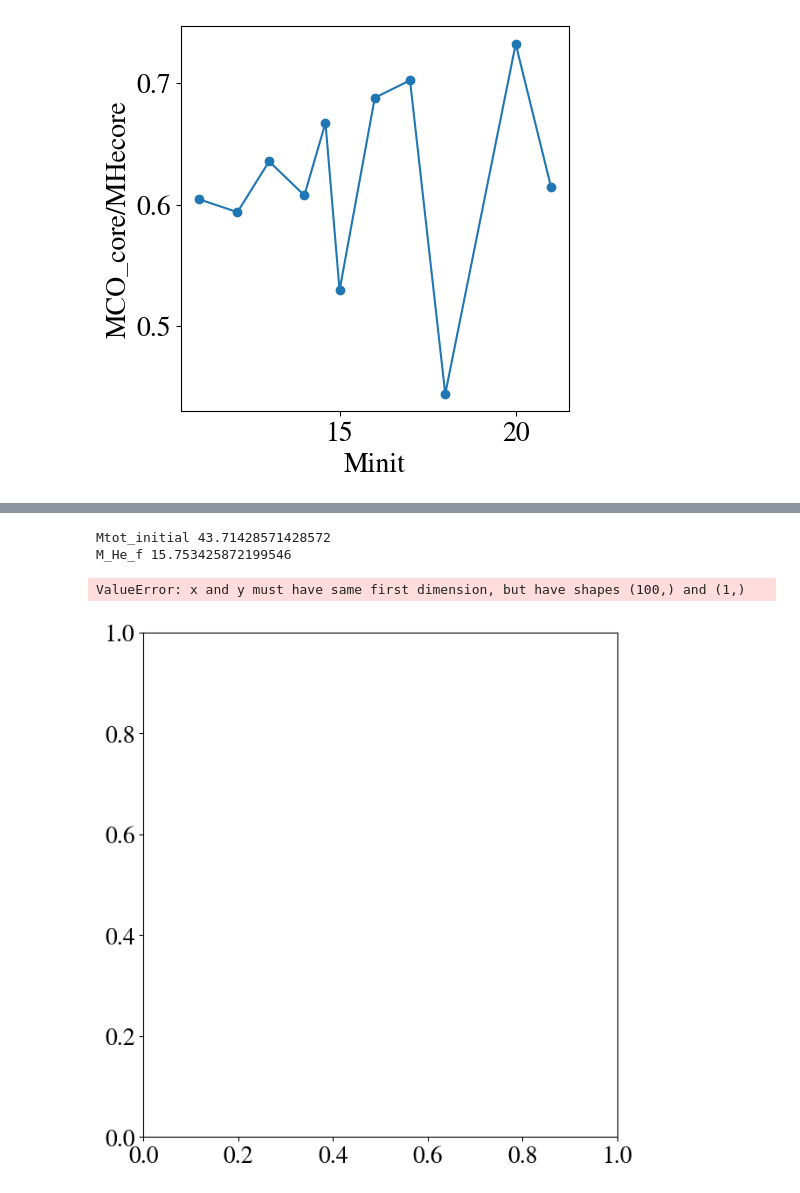
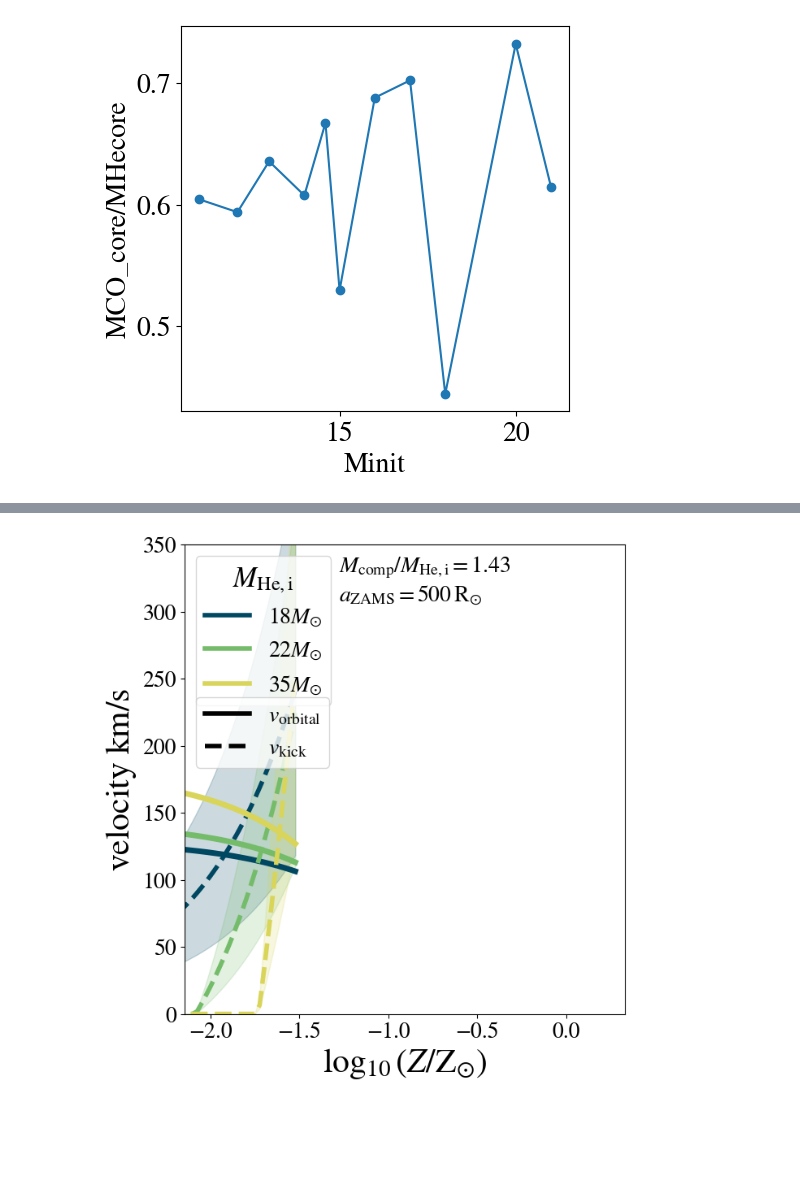
Before and after one commit to LiekeVanSon/ZdependentFormEff, a Jupyter notebook: code/Vorb_vs_Vkick.ipynb, the cells around one changed output, grey strips where cells are left out. Drawn from its saved outputs; the diff is of its cells as text; code cells hidden in the pictures; blank space fills up the shorter version.

```diff
--- a/code/Vorb_vs_Vkick.ipynb
+++ b/code/Vorb_vs_Vkick.ipynb
@@ -597,12 +650,12 @@ v_kick_10 200.50753282894274 v_kick_50 412.9054478350728 v_kick_90 658.885833636
 # %%
-#
-def get_v_orb_and_f_fb(M_He_i=20, q_zams=0.7, a_i=1000,
-                       z_list=np.logspace(-4, np.log10(0.03), 100) / 0.014):
+def get_v_orb_and_f_fb(M_He_i=20, q_zams=0.7, a_i=1000, WR_wind_presc = 'HamannKoest',
+                       z_list=np.logspace(-4, np.log10(0.03), 100)):
     """
     M_He_i: initial He core mass in Msun
     q_zams: initial mass ratio
     a_i: initial separation in Rsun
-    z_list: list of metallicities/Zsolar
+    z_list: list of metallicities
+    WR_wind_presc   ----- What WR wind mass loss to use [HamannKoest, 'SanderVink']
     """
     # print('z_list', z_list))
 
@@ -610,14 +663,14 @@ def get_v_orb_and_f_fb(M_He_i=20, q_zams=0.7, a_i=1000,
 
     # Calculate initial total mass of system
     Mtot_initial = M_He_i * (1 + q)
-    print("Mtot_initial", Mtot_initial)
+    # print("Mtot_initial", Mtot_initial)
 
-    wind_mass_loss = dM_wind(M_He_i, z_list, L_hestar = 'Hurley', WR_wind = 'HamannKoest')
+    wind_mass_loss = dM_wind(M_He_i, z_list, L_hestar = 'Hurley', WR_wind = WR_wind_presc)
 
     # Final He core and total mass post wind mass loss
     M_He_f = M_He_i - wind_mass_loss
     Mtotfinal = Mtot_initial - wind_mass_loss
-    print('M_He_f', M_He_f, 'Mtotfinal', Mtotfinal)
+    # print('M_He_f', M_He_f, 'Mtotfinal', Mtotfinal)
 
     # Final separation due to wind mass loss widening
     final_separation =  a_i * (Mtot_initial / Mtotfinal)
@@ -627,9 +680,12 @@ def get_v_orb_and_f_fb(M_He_i=20, q_zams=0.7, a_i=1000,
     # received kick as a function of Z
     fallback_fraction = f_fb(M_He_f) # np.array([f_fb(m) for m in M_He_f])  # We assume its a stripped star with mass M = M_He (post wind mass loss)
 
-    return z_list, q, orbital_vel, fallback_fraction
+    return z_list, q, orbital_vel, fallback_fraction, M_He_f, wind_mass_loss
 # %%
-z_list, q, orbital_vel, fallback_fraction = get_v_orb_and_f_fb(M_He_i=50, q_zams=0.5, a_i=500)
+z_list, q, orbital_vel, fallback_fraction, M_He_f, wind_mass_loss = get_v_orb_and_f_fb(M_He_i=50, q_zams=0.5, a_i=500)
 
-print(z_list, q, orbital_vel, fallback_fraction)
+print('z_list',z_list)
+print('q',q)
+print('orbital_vel', orbital_vel)
+print('fallback_fraction', fallback_fraction)
 # %% [output]
@@ -653,0 +709,6 @@ ValueError: The truth value of an array with more than one element is ambiguous.
+# %%
+z_list= np.logspace(-4, np.log10(0.03), 100)
+plt.scatter(np.log10(z_list), M_He_f)
+plt.xlabel('log10 Z')
+plt.ylabel('M_He_f')
+plt.show()
@@ -665,7 +728,7 @@ zams_separation = 500  # Rsun
 ####################################
 fig, ax = plt.subplots(figsize=(7, 7.5))
 for i, he_mass in enumerate(initial_helium_masses):
-    z_list, q, orbital_vel, fallback_fraction = get_v_orb_and_f_fb(M_He_i=he_mass, q_zams=zams_mass_ratio, a_i=zams_separation)
+    z_list, q, orbital_vel, fallback_fraction, M_He_f, wind_mass_loss = get_v_orb_and_f_fb(M_He_i=he_mass, q_zams=zams_mass_ratio, a_i=zams_separation)
 
     # Orbital velocity as a funciton of Z
     plt.plot(np.log10(z_list),orbital_vel,
@@ -677,34 +740,31 @@ for i, he_mass in enumerate(initial_helium_masses):
     plt.fill_between( np.log10(z_list), y1=v_kick_10 * (1 - fallback_fraction), y2=v_kick_90 * (1 - fallback_fraction),
         color=colors[i],alpha=0.2,label=None)
 
 # Annotate the used q_zams and a_zams
 plt.text(0.35,0.98,
     f"$M_{{\mathrm{{comp}}}}/M_{{\mathrm{{He,i}}}}= {np.round(q,2)}$\n$a_{{\mathrm{{ZAMS}}}} = {zams_separation}$"
     + "$\, \mathrm{R_{\odot}}$",
     ha="left",va="top", transform=ax.transAxes,fontsize=20,)
 
 # Legend for the He masses
 legend_elements1 = [Line2D([0], [0], color=colors[i], lw=4, label=f"{he_mass}" + "$M_{\odot}$")
     for i, he_mass in enumerate(initial_helium_masses)]
 legend1 = ax.legend(handles=legend_elements1, loc="upper left", title="$M_{\mathrm{He,i}}$")
 
 # Legend for the orbital and kick velocities
 legend_elements2 = [
     Line2D([0], [0], color="k", lw=4, ls="-", label="$v_{\mathrm{orbital}}$"),
     Line2D([0], [0], color="k", lw=4, ls="--", label="$v_{\mathrm{kick}}$"),
 ]
 legend2 = plt.legend(handles=legend_elements2, loc="center left", bbox_to_anchor=(0, 0.6), fontsize=20)
 
 ax.add_artist(legend1)
 
 plt.xlabel("$\log_{10}(Z/\mathrm{Z}_{\odot}$)", fontsize=30)
 plt.ylabel("$\mathrm{velocity \ km/s}$", fontsize=30)
 plt.ylim(0, 350)
 plt.xlim(np.log10(1e-4 / 0.014), np.log10(0.03 / 0.014))
 # plt.savefig(f"../plots/v_kick_v_orb.pdf", bbox_inches="tight")
 plt.show()
 # %% [output]
-Mtot_initial 43.71428571428572
-M_He_f 15.753425872199546
-ValueError: x and y must have same first dimension, but have shapes (100,) and (1,)
-[figure, old version]
+[figure, new version]
```
Also changed, not shown: parts of 4 cells of this notebook.
